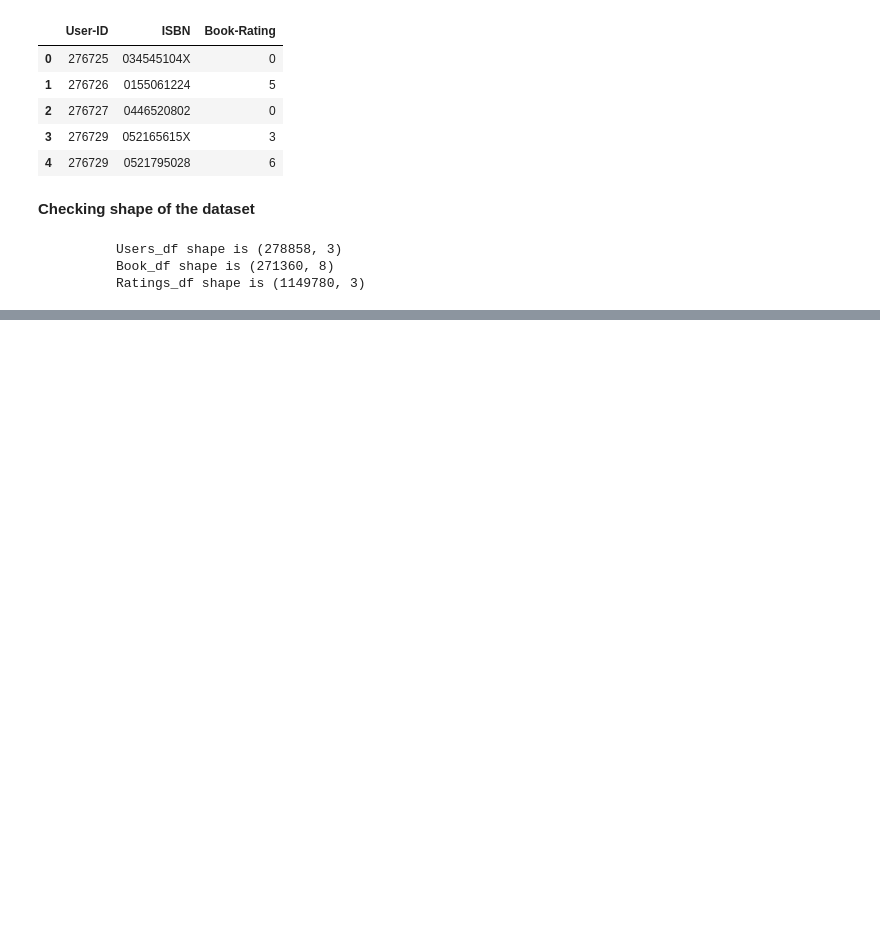
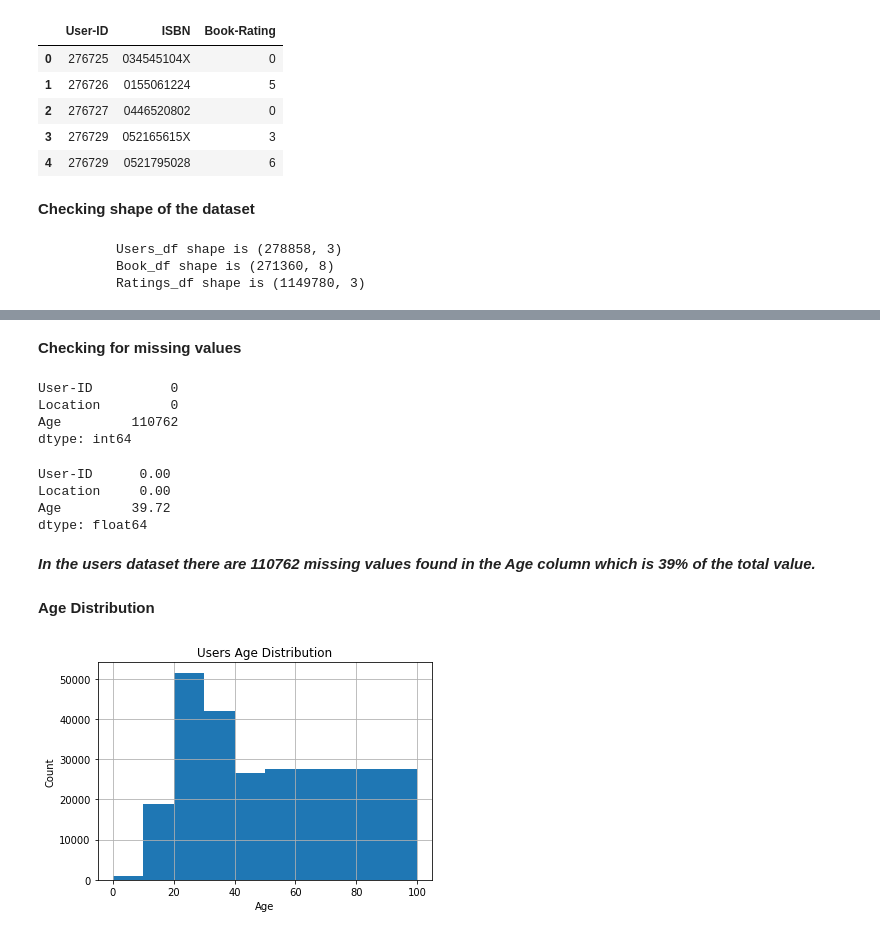
Before and after one commit to roysoni24/Book-Recommendation-System, a Jupyter notebook: Book_Recommendation_System.ipynb, the cells around one changed output, grey strips where cells are left out. Drawn from its saved outputs; the diff is of its cells as text; code cells hidden in the pictures; blank space fills up the shorter version.

Commit message:
Analysing Users Dataset

```diff
--- a/Book_Recommendation_System.ipynb
+++ b/Book_Recommendation_System.ipynb
@@ -111,0 +112,32 @@ print(f'''\t  Users_df shape is {users.shape}
+# %% [markdown]
+**Checking for missing values**
+# %%
+#checking for missing values
+users.isnull().sum()
+# %% [output]
+User-ID          0
+Location         0
+Age         110762
+dtype: int64
+# %%
+#checking percentage of missing values
+round(users.isnull().mean().mul(100),2)
+# %% [output]
+User-ID      0.00
+Location     0.00
+Age         39.72
+dtype: float64
+# %% [markdown]
+***In the users dataset there are 110762 missing values found in the Age column which is 39% of the total value.***
+# %% [markdown]
+**Age Distribution**
+# %%
+# histogram plot for users age distribution
+
+users.Age.hist(bins=[0, 10, 20, 30, 40, 50, 100])
+plt.xlabel('Age')
+plt.ylabel('Count')
+plt.title('Users Age Distribution')
+plt.show()
+# %% [output]
+[figure, added]
```
Also changed, not shown: parts of 7 cells of this notebook.
